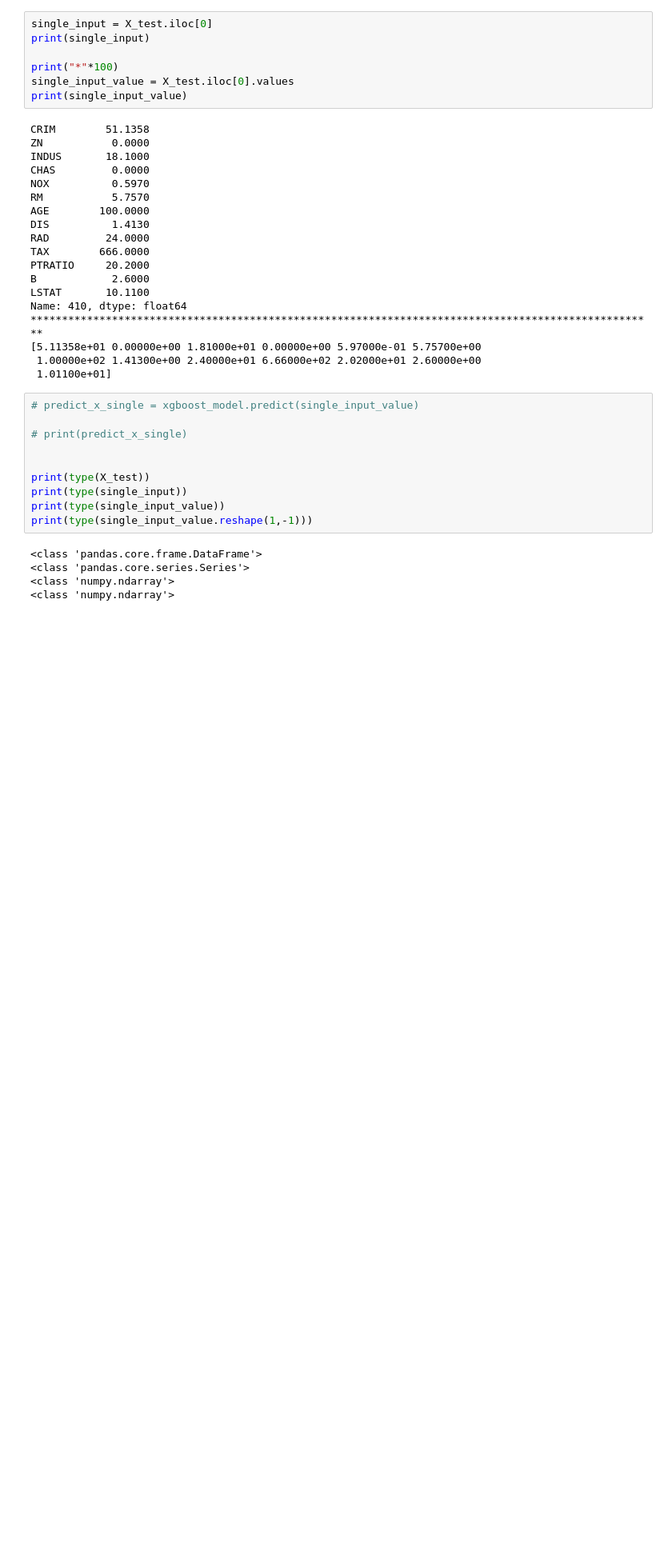
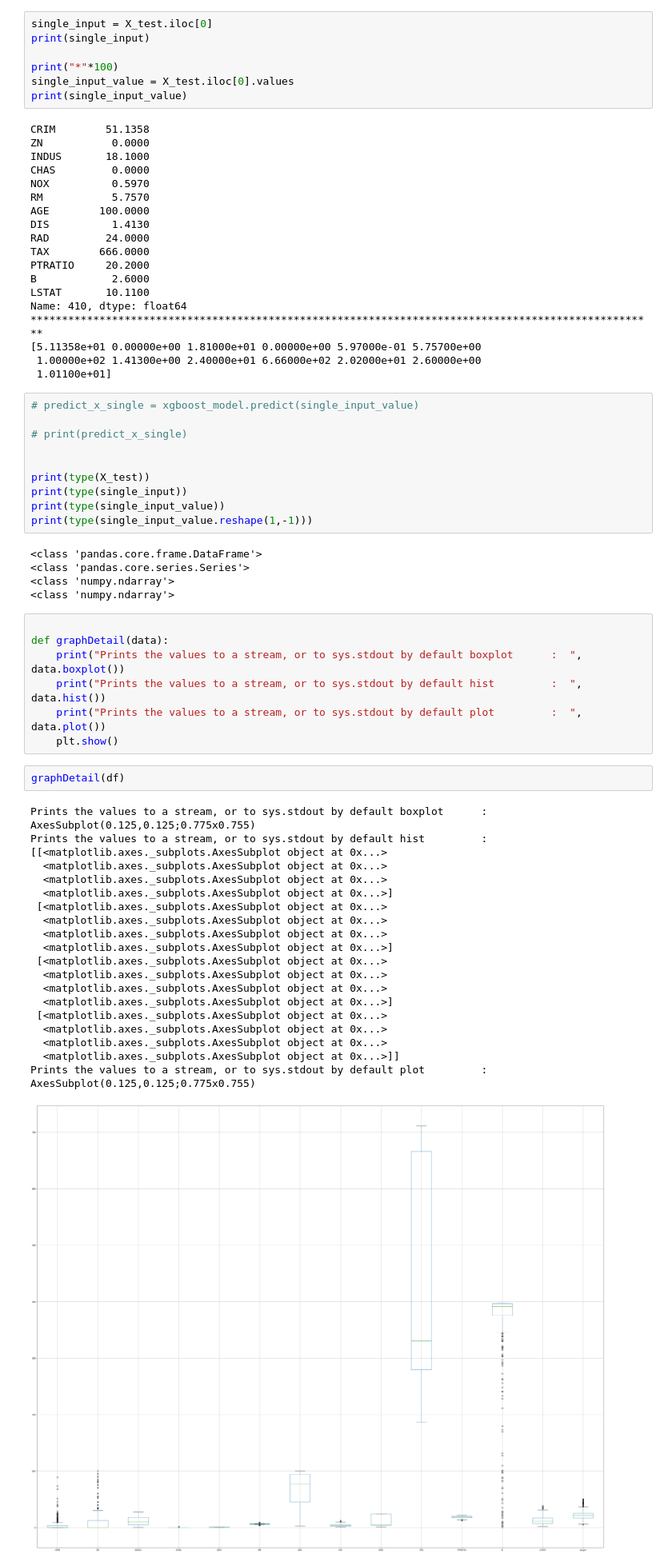
Before and after one commit to RakeshKumar045/Artificial_Inelligence_Complete_2, a Jupyter notebook: Artificial_Intelligence/MachineLearning_D/Regression/XGBoost_buston_regression.ipynb, the cells around one changed output. Shown at 80% size. Cells and saved outputs as stored; diff of their text form; blank space fills up the shorter version.

```diff
--- a/Artificial_Intelligence/MachineLearning_D/Regression/XGBoost_buston_regression.ipynb
+++ b/Artificial_Intelligence/MachineLearning_D/Regression/XGBoost_buston_regression.ipynb
@@ -399,3 +398,32 @@ print(type(single_input_value.reshape(1,-1)))
 <class 'pandas.core.series.Series'>
 <class 'numpy.ndarray'>
 <class 'numpy.ndarray'>
+# %%
+
+def graphDetail(data):
+    print("Prints the values to a stream, or to sys.stdout by default boxplot      :  ", data.boxplot())
+    print("Prints the values to a stream, or to sys.stdout by default hist         :  ", data.hist())
+    print("Prints the values to a stream, or to sys.stdout by default plot         :  ", data.plot())
+    plt.show()
+# %%
+graphDetail(df)
+# %% [output]
+Prints the values to a stream, or to sys.stdout by default boxplot      :   AxesSubplot(0.125,0.125;0.775x0.755)
+Prints the values to a stream, or to sys.stdout by default hist         :   [[<matplotlib.axes._subplots.AxesSubplot object at 0x...>
+  <matplotlib.axes._subplots.AxesSubplot object at 0x...>
+  <matplotlib.axes._subplots.AxesSubplot object at 0x...>
+  <matplotlib.axes._subplots.AxesSubplot object at 0x...>]
+ [<matplotlib.axes._subplots.AxesSubplot object at 0x...>
+  <matplotlib.axes._subplots.AxesSubplot object at 0x...>
+  <matplotlib.axes._subplots.AxesSubplot object at 0x...>
+  <matplotlib.axes._subplots.AxesSubplot object at 0x...>]
+ [<matplotlib.axes._subplots.AxesSubplot object at 0x...>
+  <matplotlib.axes._subplots.AxesSubplot object at 0x...>
+  <matplotlib.axes._subplots.AxesSubplot object at 0x...>
+  <matplotlib.axes._subplots.AxesSubplot object at 0x...>]
+ [<matplotlib.axes._subplots.AxesSubplot object at 0x...>
+  <matplotlib.axes._subplots.AxesSubplot object at 0x...>
+  <matplotlib.axes._subplots.AxesSubplot object at 0x...>
+  <matplotlib.axes._subplots.AxesSubplot object at 0x...>]]
+Prints the values to a stream, or to sys.stdout by default plot         :   AxesSubplot(0.125,0.125;0.775x0.755)
+[figure, added]
```
Also changed, not shown: parts of 19 cells of this notebook, 20 other files.
